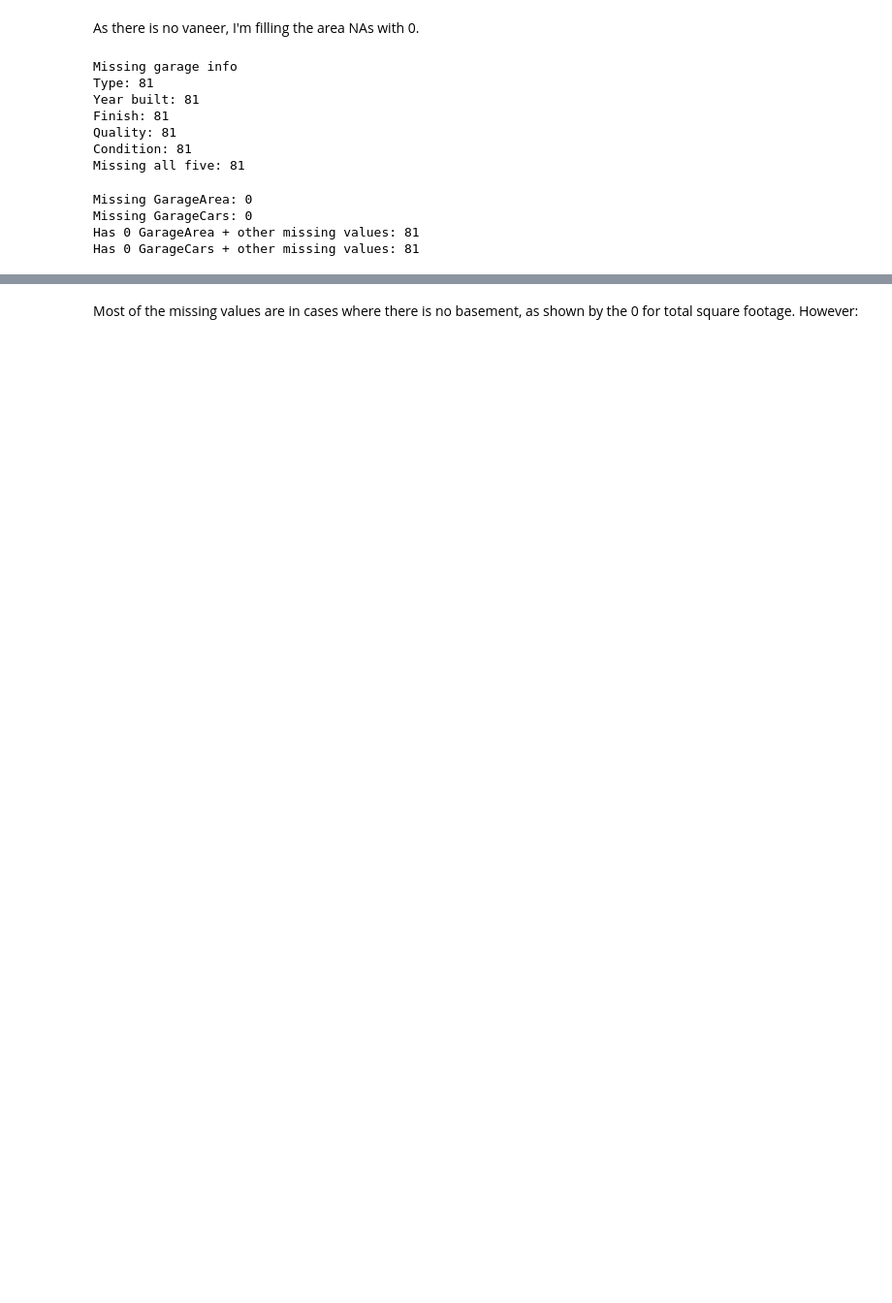
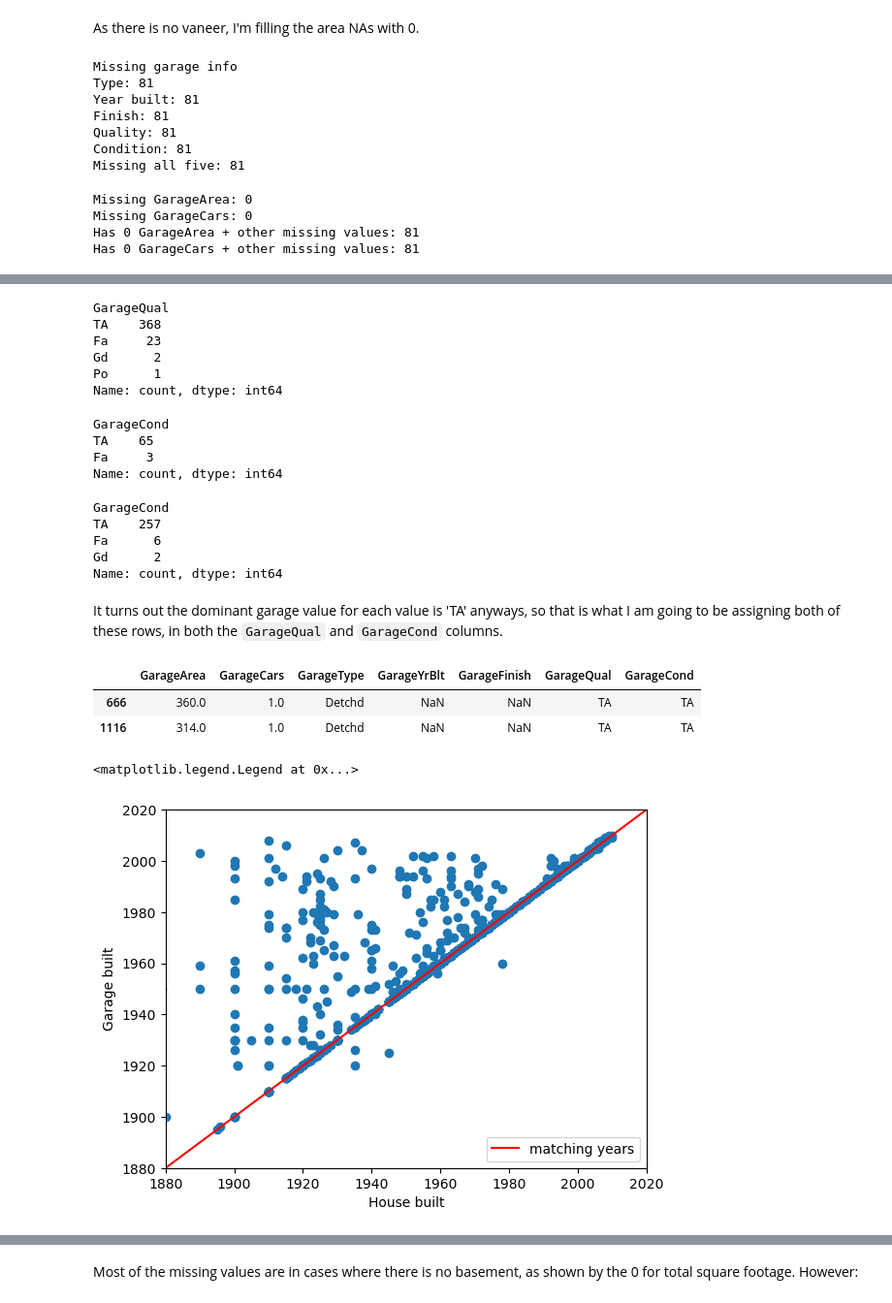
Before and after one commit to MeghanBarritt/kaggle-comp-housing-prices, a Jupyter notebook: Notebooks/2-Data_Cleaning.ipynb, the cells around one changed output, grey strips where cells are left out. Shown at 97% size. Saved outputs shown, nothing was run; the diff lists cells and outputs as text; code cells hidden in the pictures; blank space fills up the shorter version.

```diff
--- a/Notebooks/2-Data_Cleaning.ipynb
+++ b/Notebooks/2-Data_Cleaning.ipynb
@@ -526,0 +413,2 @@ The missing Garage values seem to be the result of not having a garage, and can
+# %%
+test_df.loc[1116, 'GarageCars'] = 1
@@ -527,3 +431,52 @@ The missing Garage values seem to be the result of not having a garage, and can
+# %%
+test_df[test_df['OverallQual']==5]['GarageQual'].value_counts()
+# %% [output]
+GarageQual
+TA    368
+Fa     23
+Gd      2
+Po      1
+Name: count, dtype: int64
+# %%
+test_df[test_df['OverallCond']==8]['GarageCond'].value_counts()
+# %% [output]
+GarageCond
+TA    65
+Fa     3
+Name: count, dtype: int64
+# %%
+test_df[test_df['OverallCond']==6]['GarageCond'].value_counts()
+# %% [output]
+GarageCond
+TA    257
+Fa      6
+Gd      2
+Name: count, dtype: int64
+# %% [markdown]
+It turns out the dominant garage value for each value is 'TA' anyways, so that is what I am going to be assigning both of these rows, in both the `GarageQual` and `GarageCond` columns.
+# %%
+test_df.loc[[666,1116], 'GarageQual'] = 'TA'
+test_df.loc[[666,1116], 'GarageCond'] = 'TA'
+# %%
+test_df.loc[[666,1116]][['GarageArea','GarageCars','GarageType','GarageYrBlt','GarageFinish','GarageQual','GarageCond']]
+# %% [output]
+|  | GarageArea | GarageCars | GarageType | GarageYrBlt | GarageFinish | GarageQual | GarageCond |
+| 666 | 360.0 | 1.0 | Detchd | NaN | NaN | TA | TA |
+| 1116 | 314.0 | 1.0 | Detchd | NaN | NaN | TA | TA |
+# %%
+import numpy as np
+plt.scatter(test_df['YearBuilt'],test_df['GarageYrBlt'])
+plt.xticks(np.arange(1880,2040,20))
+plt.yticks(np.arange(1880,2040,20))
+plt.xlim(1880, 2020)
+plt.ylim(1880, 2020)
+plt.ylabel('Garage built')
+plt.xlabel('House built')
+plt.axline((0,0),slope=1,color='r',label='matching years')
+plt.legend()
+# %% [output]
+<matplotlib.legend.Legend at 0x...>
+[figure, added]
 # %%
 train_df['GarageType'] = train_df['GarageType'].fillna('None')
 test_df['GarageType'] = test_df['GarageType'].fillna('None')
```
Also changed, not shown: parts of 67 cells of this notebook.
